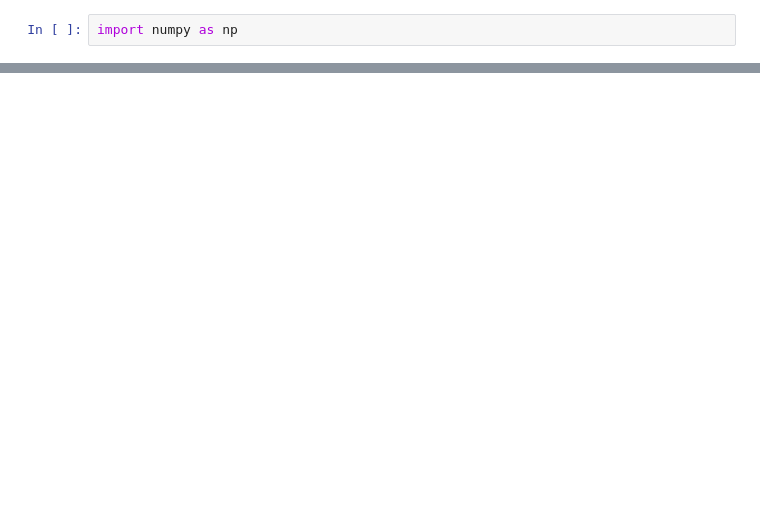
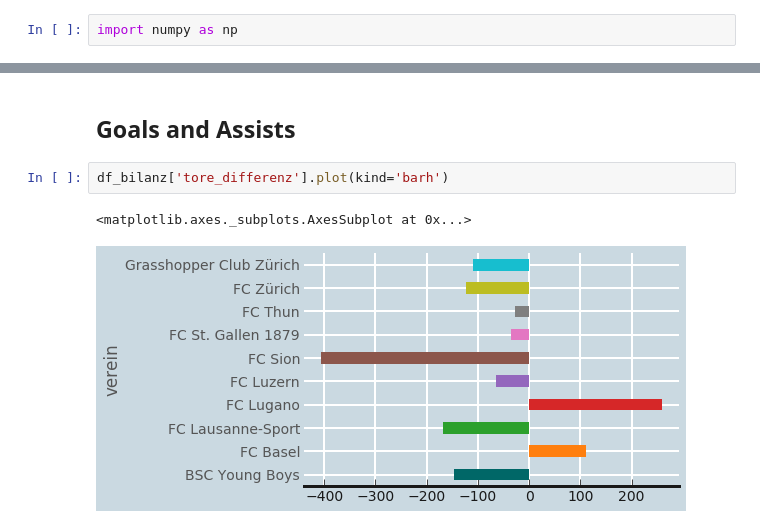
Before and after one commit to benbitoun/data-studio, a Jupyter notebook: Code/02-sport_project /Revision 2/Project 2 plotting.ipynb, the cells around one changed output, grey strips where cells are left out. Drawn from its saved outputs; the diff is of its cells as text; blank space fills up the shorter version.

```diff
--- a/Code/02-sport_project /Revision 2/Project 2 plotting.ipynb
+++ b/Code/02-sport_project /Revision 2/Project 2 plotting.ipynb
@@ -411,0 +555,7 @@ plt.savefig('goal_ratio.png', transparent=True, bbox_inches='tight')
+# %% [markdown]
+## Goals and Assists
+# %%
+df_bilanz['tore_differenz'].plot(kind='barh')
+# %% [output]
+<matplotlib.axes._subplots.AxesSubplot at 0x...>
+[figure, added]
```
Also changed, not shown: parts of 8 cells of this notebook, 17 other files.
